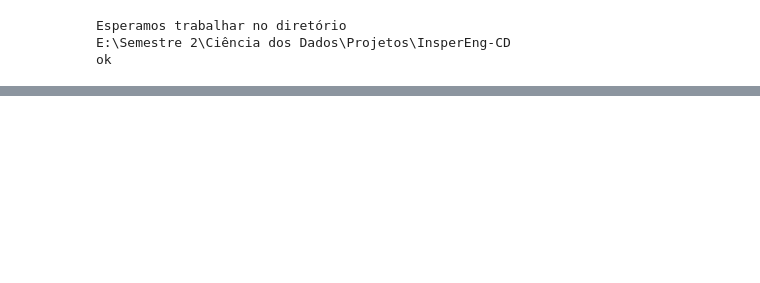
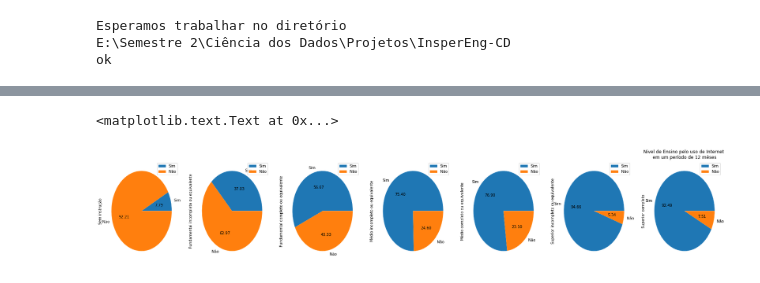
Before and after one commit to Fogelman/InsperEng-CD, a Jupyter notebook: Análise de dados.ipynb, the cells around one changed output, grey strips where cells are left out. Cells and saved outputs as stored; diff of their text form; code cells hidden in the pictures; blank space fills up the shorter version.

```diff
--- a/Análise de dados.ipynb
+++ b/Análise de dados.ipynb
@@ -62,0 +57,9 @@ Name: UF, dtype: float64
+# %%
+ct1 = pd.crosstab(dados.V06111, dados.V4745)
+ct1.plot(kind='pie',subplots = True,figsize=(30, 5),autopct="%0.2f")
+# plt.ylabel('Frequência Absoluta')
+
+plt.title("Nivel de Ensino pelo uso de Internet \nem um período de 12 mêses")
+# %% [output]
+<matplotlib.text.Text at 0x...>
+[figure, added]
```
Also changed, not shown: parts of 13 cells of this notebook, 2 other files.
